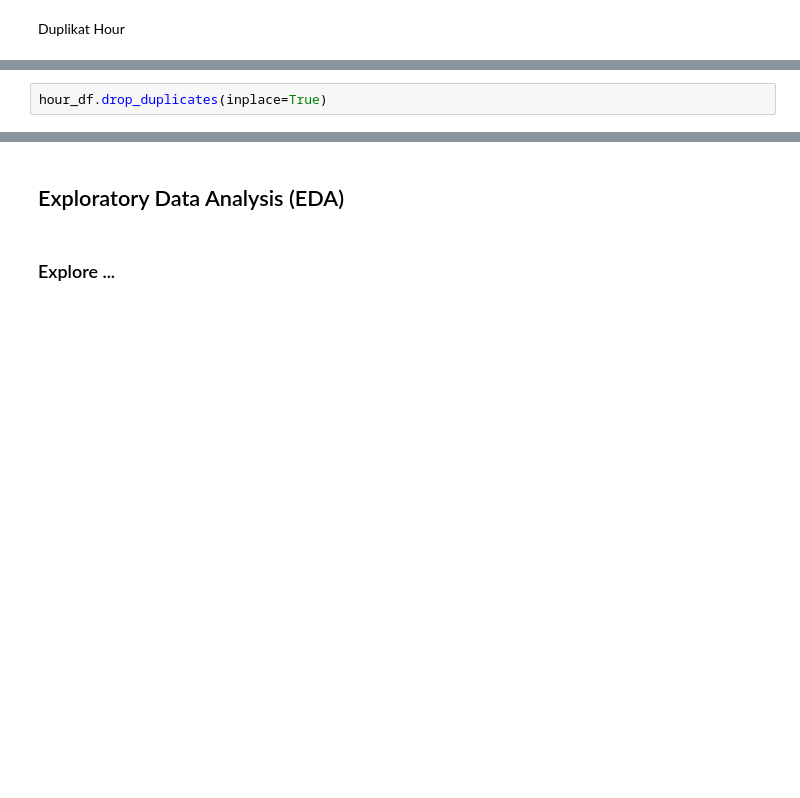
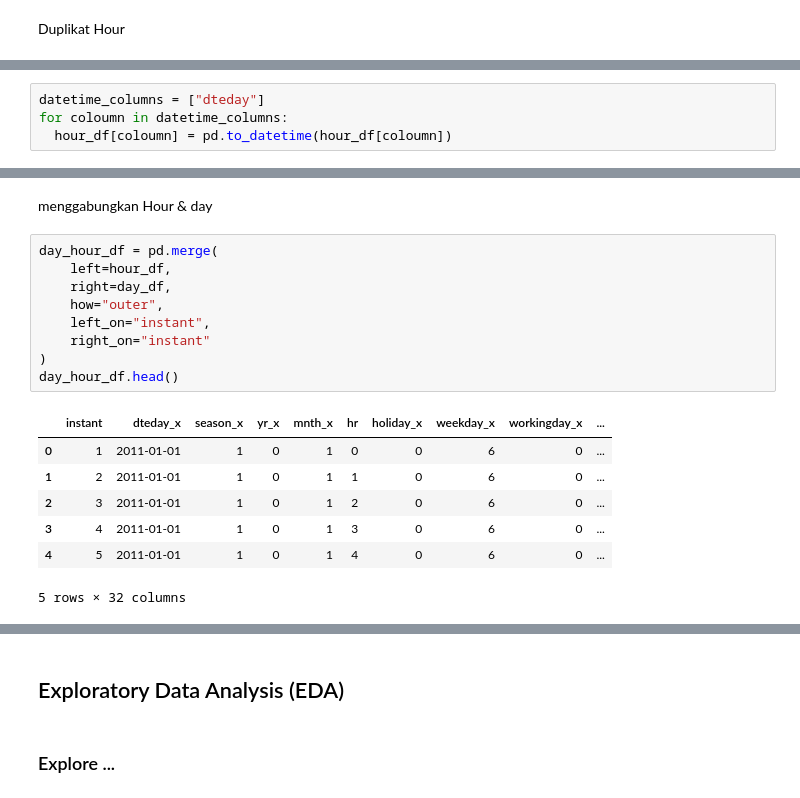
Before and after one commit to rifkurniawan-dev/projek_arif, a Jupyter notebook: Proyek_Analisis_Data_Arif.ipynb, the cells around one changed output, grey strips where cells are left out. Drawn from its saved outputs; the diff is of its cells as text; blank space fills up the shorter version.

```diff
--- a/Proyek_Analisis_Data_Arif.ipynb
+++ b/Proyek_Analisis_Data_Arif.ipynb
@@ -186,2 +206,0 @@ hour_df.duplicated().sum()
-# %%
-hour_df.drop_duplicates(inplace=True)
@@ -191,0 +229,4 @@ jumlah duplikasi:  0
+# %%
+datetime_columns = ["dteday"]
+for coloumn in datetime_columns:
+  hour_df[coloumn] = pd.to_datetime(hour_df[coloumn])
@@ -191,0 +262,19 @@ jumlah duplikasi:  0
+# %% [markdown]
+menggabungkan Hour & day
+# %%
+day_hour_df = pd.merge(
+    left=hour_df,
+    right=day_df,
+    how="outer",
+    left_on="instant",
+    right_on="instant"
+)
+day_hour_df.head()
+# %% [output]
+|  | instant | dteday_x | season_x | yr_x | mnth_x | hr | holiday_x | weekday_x | workingday_x | ... |
+| 0 | 1 | 2011-01-01 | 1 | 0 | 1 | 0 | 0 | 6 | 0 | ... |
+| 1 | 2 | 2011-01-01 | 1 | 0 | 1 | 1 | 0 | 6 | 0 | ... |
+| 2 | 3 | 2011-01-01 | 1 | 0 | 1 | 2 | 0 | 6 | 0 | ... |
+| 3 | 4 | 2011-01-01 | 1 | 0 | 1 | 3 | 0 | 6 | 0 | ... |
+| 4 | 5 | 2011-01-01 | 1 | 0 | 1 | 4 | 0 | 6 | 0 | ... |
+5 rows × 32 columns
```
Also changed, not shown: parts of 18 cells of this notebook.
